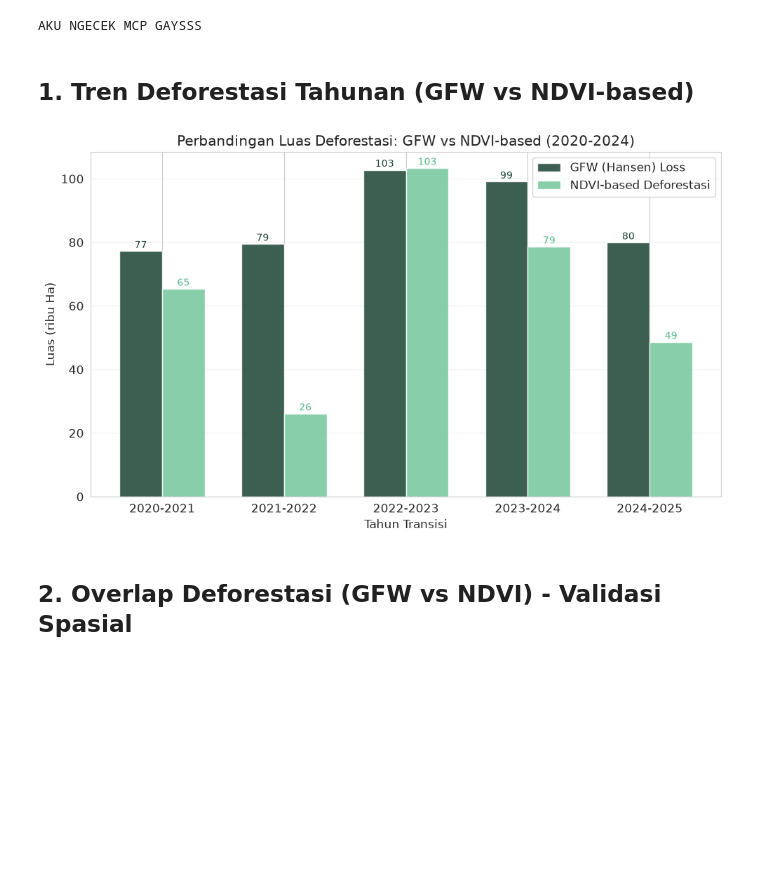
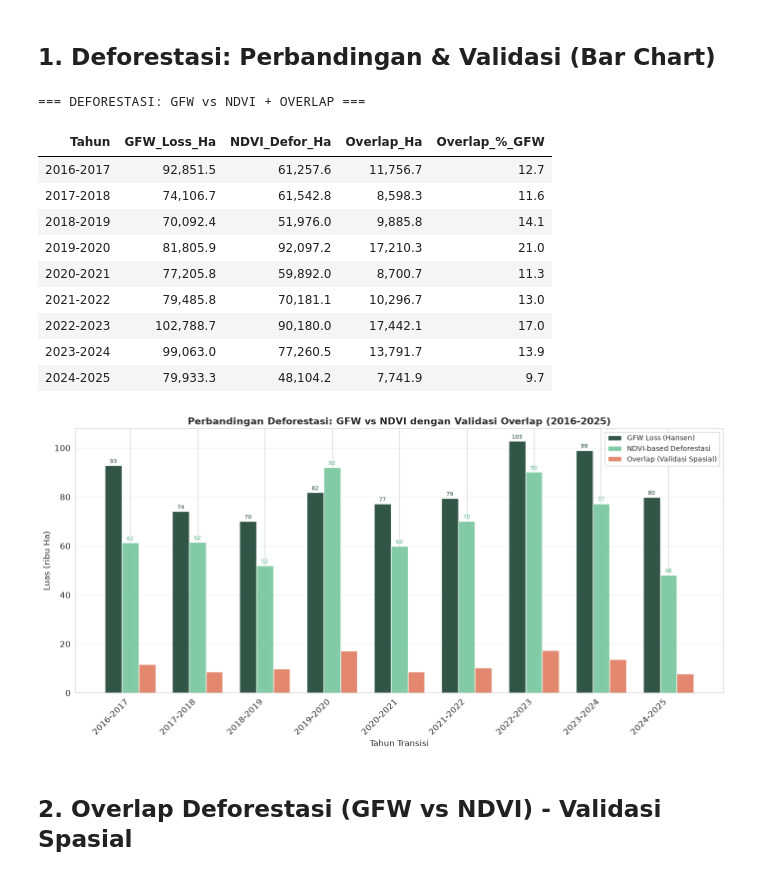
Before and after one commit to FaarisKhairrudin/fire-deforestation-analysis, a Jupyter notebook: GEE/analysis_visualization.ipynb, the cells around one changed output. Saved outputs shown, nothing was run; the diff lists cells and outputs as text; code cells hidden in the pictures; blank space fills up the shorter version.

```diff
--- a/GEE/analysis_visualization.ipynb
+++ b/GEE/analysis_visualization.ipynb
@@ -13,10 +13,15 @@ sns.set_style("whitegrid")
 plt.rcParams['figure.figsize'] = (12, 6)
 plt.rcParams['font.size'] = 12
 # %%
-df_defor = pd.read_csv('data/Task_Stats_Deforestasi_Drive.csv')
-df_burn = pd.read_csv('data/Task_Stats_Burn_Drive.csv')
+df_defor = pd.read_csv('data/data_v2/Task_Stats_Deforestasi_Drive(3).csv')
+df_burn = pd.read_csv('data/data_v2/Task_Stats_Burn_Drive(3).csv')
+df_clearing = pd.read_csv('data/data_v2/Tahap4_Clearing_Transition_Stats(3).csv')
+df_hotspot = pd.read_csv('data/data_v2/Task_Stats_Hotspot_Count(1).csv')
+
 df_defor['Year'] = df_defor['Year_Transition'].str[:4].astype(int)
 df_burn['Year'] = df_burn['Year_Transition'].str[:4].astype(int)
+df_clearing['Year'] = df_clearing['Year_Transition'].str[:4].astype(int)
+df_hotspot['Year'] = df_hotspot['year'].astype(int)
 df_defor
 # %% [output]
 |  | system:index | GFW_Loss | NDVI_Defor | Overlap | Year_Transition | .geo | Year |
@@ -49,40 +95,61 @@ display(df_burn)
-# %%
-print("AKU NGECEK MCP GAYSSS")
-# %% [output]
-AKU NGECEK MCP GAYSSS
-# %% [markdown]
-## 1. Tren Deforestasi Tahunan (GFW vs NDVI-based)
+# %% [markdown]
+## 1. Deforestasi: Perbandingan & Validasi (Bar Chart)
 # %%
-print('=== PERBANDINGAN LUAS DEFORESTASI TAHUNAN (Ha) ===')
+print('=== DEFORESTASI: GFW vs NDVI + OVERLAP ===')
 tabel = pd.DataFrame({
     'Tahun': df_defor['Year_Transition'],
     'GFW_Loss_Ha': df_defor['GFW_Loss'].values,
     'NDVI_Defor_Ha': df_defor['NDVI_Defor'].values,
-    'Selisih_Ha': (df_defor['GFW_Loss'] - df_defor['NDVI_Defor']).values,
-    'Selisih_%': ((df_defor['GFW_Loss'] - df_defor['NDVI_Defor']) / df_defor['GFW_Loss'] * 100).values.round(1)
+    'Overlap_Ha': df_defor['Overlap'].values,
+    'Overlap_%_GFW': (df_defor['Overlap'] / df_defor['GFW_Loss'] * 100).values.round(1)
 })
-display(tabel.style.format({'GFW_Loss_Ha': '{:,.1f}', 'NDVI_Defor_Ha': '{:,.1f}', 'Selisih_Ha': '{:,.1f}'}).hide(axis='index'))
+display(tabel.style.format({
+    'GFW_Loss_Ha': '{:,.1f}', 'NDVI_Defor_Ha': '{:,.1f}',
+    'Overlap_Ha': '{:,.1f}', 'Overlap_%_GFW': '{:.1f}'
+}).hide(axis='index'))
 print()
-fig, ax = plt.subplots(figsize=(10, 6))
+
+fig, ax = plt.subplots(figsize=(14, 7))
+
 x = np.arange(len(df_defor))
-width = 0.35
-ax.bar(x - width/2, df_defor['GFW_Loss'].values/1000, width, label='GFW (Hansen) Loss', color='#1b4332', alpha=0.85)
-ax.bar(x + width/2, df_defor['NDVI_Defor'].values/1000, width, label='NDVI-based Deforestasi', color='#74c69d', alpha=0.85)
-ax.set_xlabel('Tahun Transisi')
-ax.set_ylabel('Luas (ribu Ha)')
-ax.set_title('Perbandingan Luas Deforestasi: GFW vs NDVI-based (2020-2024)')
+width = 0.25
+
+bars1 = ax.bar(x - width, df_defor['GFW_Loss'].values/1000, width,
+               label='GFW Loss (Hansen)', color='#1b4332', alpha=0.9)
+bars2 = ax.bar(x, df_defor['NDVI_Defor'].values/1000, width,
+               label='NDVI-based Deforestasi', color='#74c69d', alpha=0.9)
+bars3 = ax.bar(x + width, df_defor['Overlap'].values/1000, width,
+               label='Overlap (Validasi Spasial)', color='#e07a5f', alpha=0.9)
+
+ax.set_xlabel('Tahun Transisi', fontsize=12)
+ax.set_ylabel('Luas (ribu Ha)', fontsize=12)
+ax.set_title('Perbandingan Deforestasi: GFW vs NDVI dengan Validasi Overlap (2016-2025)', fontsize=14, fontweight='bold')
 ax.set_xticks(x)
-ax.set_xticklabels(df_defor['Year_Transition'])
-ax.legend()
+ax.set_xticklabels(df_defor['Year_Transition'], rotation=45, ha='right')
+ax.legend(fontsize=10)
 ax.grid(axis='y', alpha=0.3)
-for i, v in enumerate(df_defor['GFW_Loss'].values/1000):
-    ax.text(i - width/2, v + 1, f'{v:.0f}', ha='center', fontsize=10, color='#1b4332')
-for i, v in enumerate(df_defor['NDVI_Defor'].values/1000):
-    ax.text(i + width/2, v + 1, f'{v:.0f}', ha='center', fontsize=10, color='#52b788')
+
+for bar, val in zip(bars1, df_defor['GFW_Loss'].values/1000):
+    ax.text(bar.get_x() + bar.get_width()/2, bar.get_height() + 1, f'{val:.0f}',
+            ha='center', fontsize=8, color='#1b4332')
+for bar, val in zip(bars2, df_defor['NDVI_Defor'].values/1000):
+    ax.text(bar.get_x() + bar.get_width()/2, bar.get_height() + 1, f'{val:.0f}',
+            ha='center', fontsize=8, color='#52b788')
 fig.tight_layout()
 plt.show()
 # %% [output]
+=== DEFORESTASI: GFW vs NDVI + OVERLAP ===
+| Tahun | GFW_Loss_Ha | NDVI_Defor_Ha | Overlap_Ha | Overlap_%_GFW |
+| 2016-2017 | 92,851.5 | 61,257.6 | 11,756.7 | 12.7 |
+| 2017-2018 | 74,106.7 | 61,542.8 | 8,598.3 | 11.6 |
+| 2018-2019 | 70,092.4 | 51,976.0 | 9,885.8 | 14.1 |
+| 2019-2020 | 81,805.9 | 92,097.2 | 17,210.3 | 21.0 |
+| 2020-2021 | 77,205.8 | 59,892.0 | 8,700.7 | 11.3 |
+| 2021-2022 | 79,485.8 | 70,181.1 | 10,296.7 | 13.0 |
+| 2022-2023 | 102,788.7 | 90,180.0 | 17,442.1 | 17.0 |
+| 2023-2024 | 99,063.0 | 77,260.5 | 13,791.7 | 13.9 |
+| 2024-2025 | 79,933.3 | 48,104.2 | 7,741.9 | 9.7 |
-[figure, old version]
+[figure, new version]
 # %% [markdown]
 ## 2. Overlap Deforestasi (GFW vs NDVI) - Validasi Spasial
 # %%
```
Also changed, not shown: parts of 20 cells of this notebook, 25 other files.
